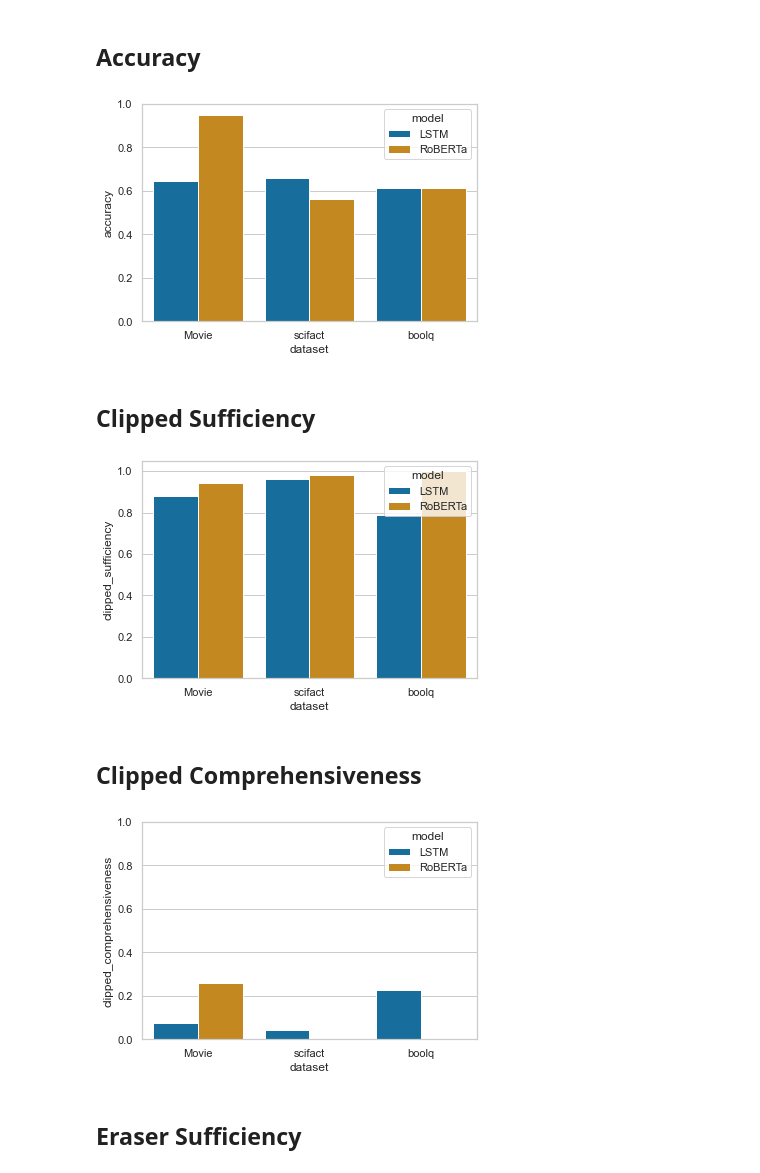
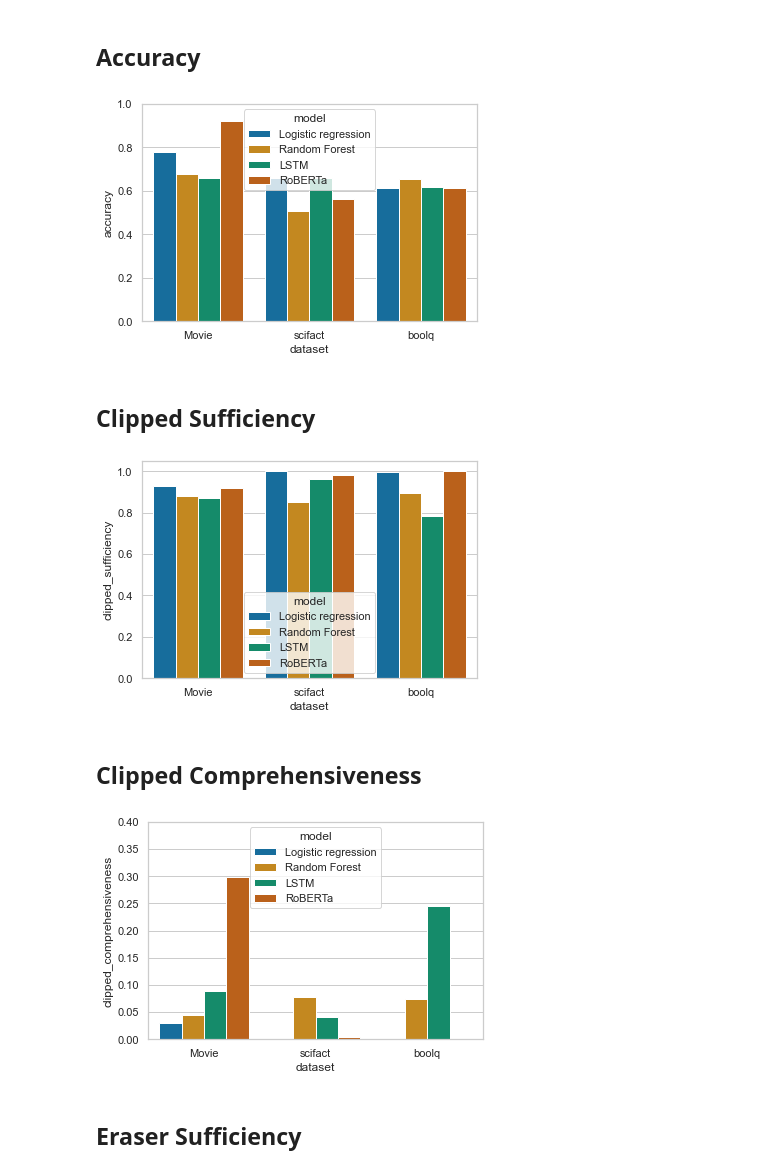
Before and after one commit to shaggyday/evaluating-human-rationales, a Jupyter notebook: plotting/dataset_and_fidelity_analysis_plots.ipynb, the cells around one changed output. Saved outputs shown, nothing was run; the diff lists cells and outputs as text; code cells hidden in the pictures.

```diff
--- a/plotting/dataset_and_fidelity_analysis_plots.ipynb
+++ b/plotting/dataset_and_fidelity_analysis_plots.ipynb
@@ -185,8 +185,8 @@ ValueError: Cannot acquire lock, caching file might be used by another process,
 # %% [markdown]
 ## Plotting data
 # %%
-# model_names = ["logistic_regression", "random_forest", "lstm", "roberta"]
-model_names = ["lstm","roberta"]
+model_names = ["logistic_regression", "random_forest", "lstm", "roberta"]
+# model_names = ["lstm","roberta"]
 # model_names = ["roberta"]
 # datasets = ["wikiattack", "sst", "movies", "multirc", "fever", "esnli"]
 datasets = ["movies","scifact", "boolq"]
@@ -284,7 +296,7 @@ plt.ylim(0, 1)
 # plt.savefig("/data/anirudh/output/evaluating_human_rationales/figs/overall/accuracy.png", bbox_inches = 'tight', dpi=300)
 plt.show()
 # %% [output]
-[figure, old version]
+[figure, new version]
 # %% [markdown]
 ## Clipped Sufficiency
 # %%
@@ -294,18 +306,18 @@ bar = sns.barplot(x="dataset", y="clipped_sufficiency", hue="model", data=plot_d
 # plt.savefig("/data/anirudh/output/evaluating_human_rationales/figs/overall/sufficiency.png", bbox_inches = 'tight', dpi=300)
 plt.show()
 # %% [output]
-[figure, old version]
+[figure, new version]
 # %% [markdown]
 ## Clipped Comprehensiveness
 # %%
 bar = sns.barplot(x="dataset", y="clipped_comprehensiveness", hue="model", data=plot_data_df, palette='colorblind')
 # pretty_histogram(bar, xlabel="", ylabel="Comprehensiveness", legend_loc="best", legend_frameon=True,
 #                  bbox_to_anchor=(1.04,1))
-plt.ylim(0, 1)
+plt.ylim(0, 0.4)
 # plt.savefig("/data/anirudh/output/evaluating_human_rationales/figs/overall/comprehensiveness.png", bbox_inches = 'tight', dpi=300)
 plt.show()
 # %% [output]
-[figure, old version]
+[figure, new version]
 # %% [markdown]
 ## Eraser Sufficiency
 # %%
```
Also changed, not shown: parts of 9 cells of this notebook, 9 other files.
